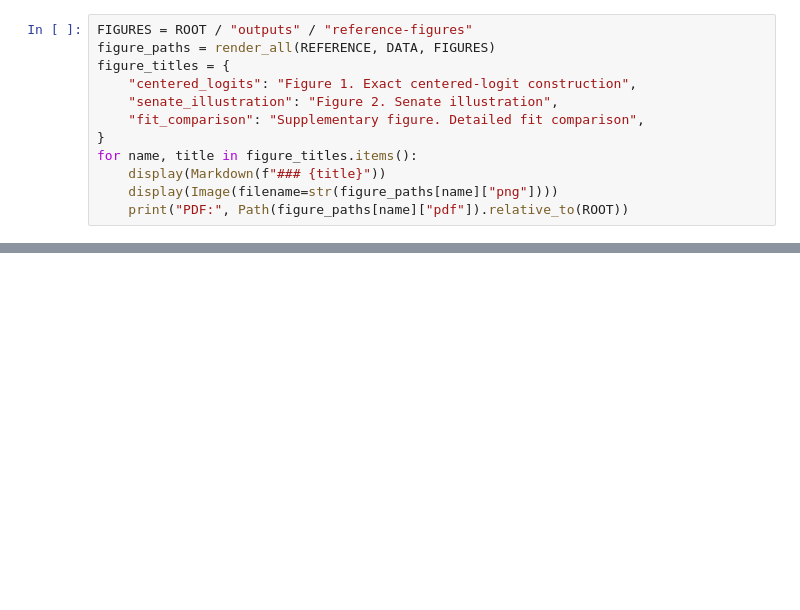
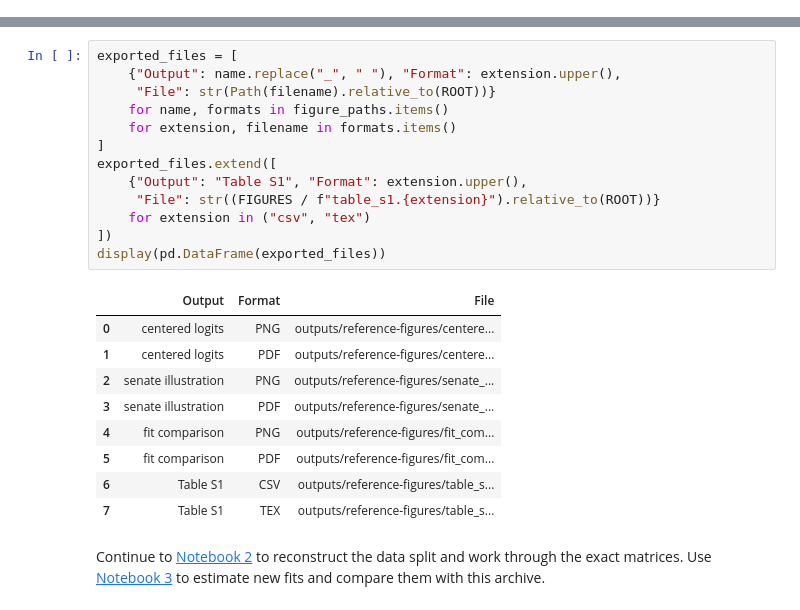
Before and after one commit to kisungyou/SameMetricDifferentModels, a Jupyter notebook: notebooks/1_reproduce_manuscript.ipynb, the cells around one changed output, grey strips where cells are left out. Drawn from its saved outputs; the diff is of its cells as text; blank space fills up the shorter version.

```diff
--- a/notebooks/1_reproduce_manuscript.ipynb
+++ b/notebooks/1_reproduce_manuscript.ipynb
@@ -119,12 +0,0 @@ The two main figures show the exact centered-logit construction and the Senate i
-# %%
-FIGURES = ROOT / "outputs" / "reference-figures"
-figure_paths = render_all(REFERENCE, DATA, FIGURES)
-figure_titles = {
-    "centered_logits": "Figure 1. Exact centered-logit construction",
-    "senate_illustration": "Figure 2. Senate illustration",
-    "fit_comparison": "Supplementary figure. Detailed fit comparison",
-}
-for name, title in figure_titles.items():
-    display(Markdown(f"### {title}"))
-    display(Image(filename=str(figure_paths[name]["png"])))
-    print("PDF:", Path(figure_paths[name]["pdf"]).relative_to(ROOT))
@@ -136,0 +239,25 @@ This is a descriptive comparison of fitted procedures on one split, with unresol
+# %%
+exported_files = [
+    {"Output": name.replace("_", " "), "Format": extension.upper(),
+     "File": str(Path(filename).relative_to(ROOT))}
+    for name, formats in figure_paths.items()
+    for extension, filename in formats.items()
+]
+exported_files.extend([
+    {"Output": "Table S1", "Format": extension.upper(),
+     "File": str((FIGURES / f"table_s1.{extension}").relative_to(ROOT))}
+    for extension in ("csv", "tex")
+])
+display(pd.DataFrame(exported_files))
+# %% [output]
+|  | Output | Format | File |
+| 0 | centered logits | PNG | outputs/reference-figures/centere... |
+| 1 | centered logits | PDF | outputs/reference-figures/centere... |
+| 2 | senate illustration | PNG | outputs/reference-figures/senate_... |
+| 3 | senate illustration | PDF | outputs/reference-figures/senate_... |
+| 4 | fit comparison | PNG | outputs/reference-figures/fit_com... |
+| 5 | fit comparison | PDF | outputs/reference-figures/fit_com... |
+| 6 | Table S1 | CSV | outputs/reference-figures/table_s... |
+| 7 | Table S1 | TEX | outputs/reference-figures/table_s... |
+# %% [markdown]
+Continue to [Notebook 2](2_model_and_data.ipynb) to reconstruct the data split and work through the exact matrices. Use [Notebook 3](3_refit_senate.ipynb) to estimate new fits and compare them with this archive.
```
Also changed, not shown: parts of 36 cells of this notebook, 3 other files.
